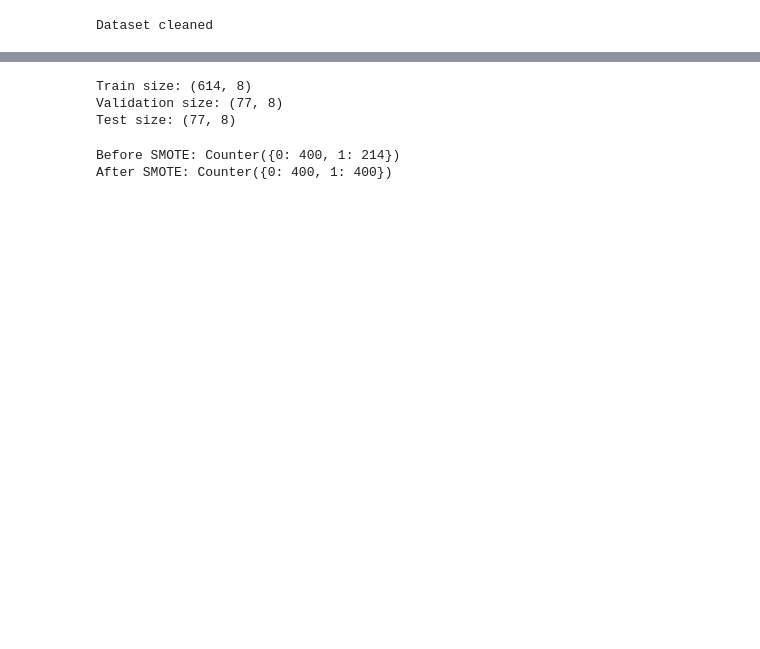
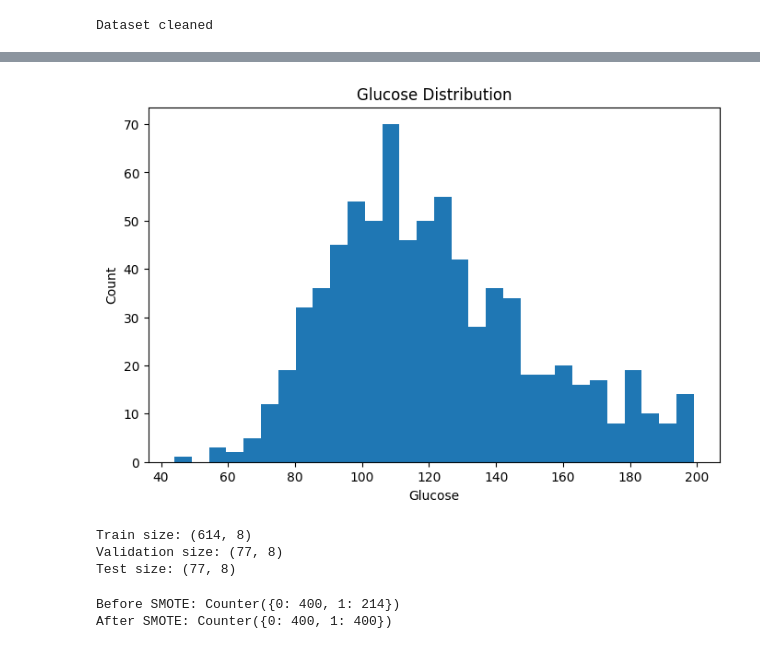
Before and after one commit to abdallh249/ml_Diabetes, a Jupyter notebook: Untitled-1.ipynb, the cells around one changed output, grey strips where cells are left out. Saved outputs shown, nothing was run; the diff lists cells and outputs as text; code cells hidden in the pictures; blank space fills up the shorter version.

```diff
--- a/Untitled-1.ipynb
+++ b/Untitled-1.ipynb
@@ -21,3 +44,12 @@ Dataset cleaned
+# %%
+plt.figure(figsize=(8,5))
+plt.hist(df["Glucose"], bins=30)
+plt.title("Glucose Distribution")
+plt.xlabel("Glucose")
+plt.ylabel("Count")
+plt.show()
+# %% [output]
+[figure, added]
 # %%
 # Split dataset
 X = df.drop("Outcome", axis=1)
```
Also changed, not shown: parts of 11 cells of this notebook.
